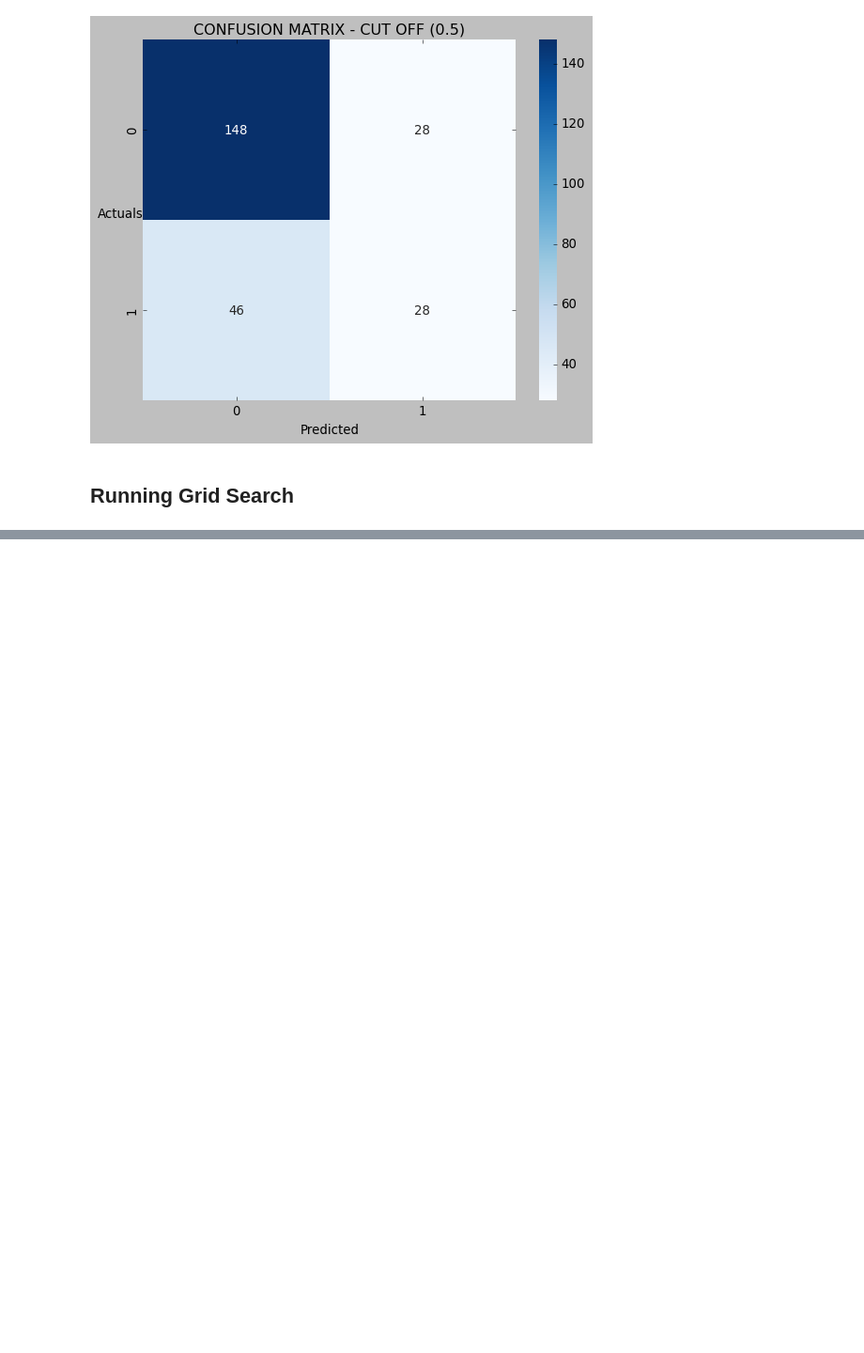
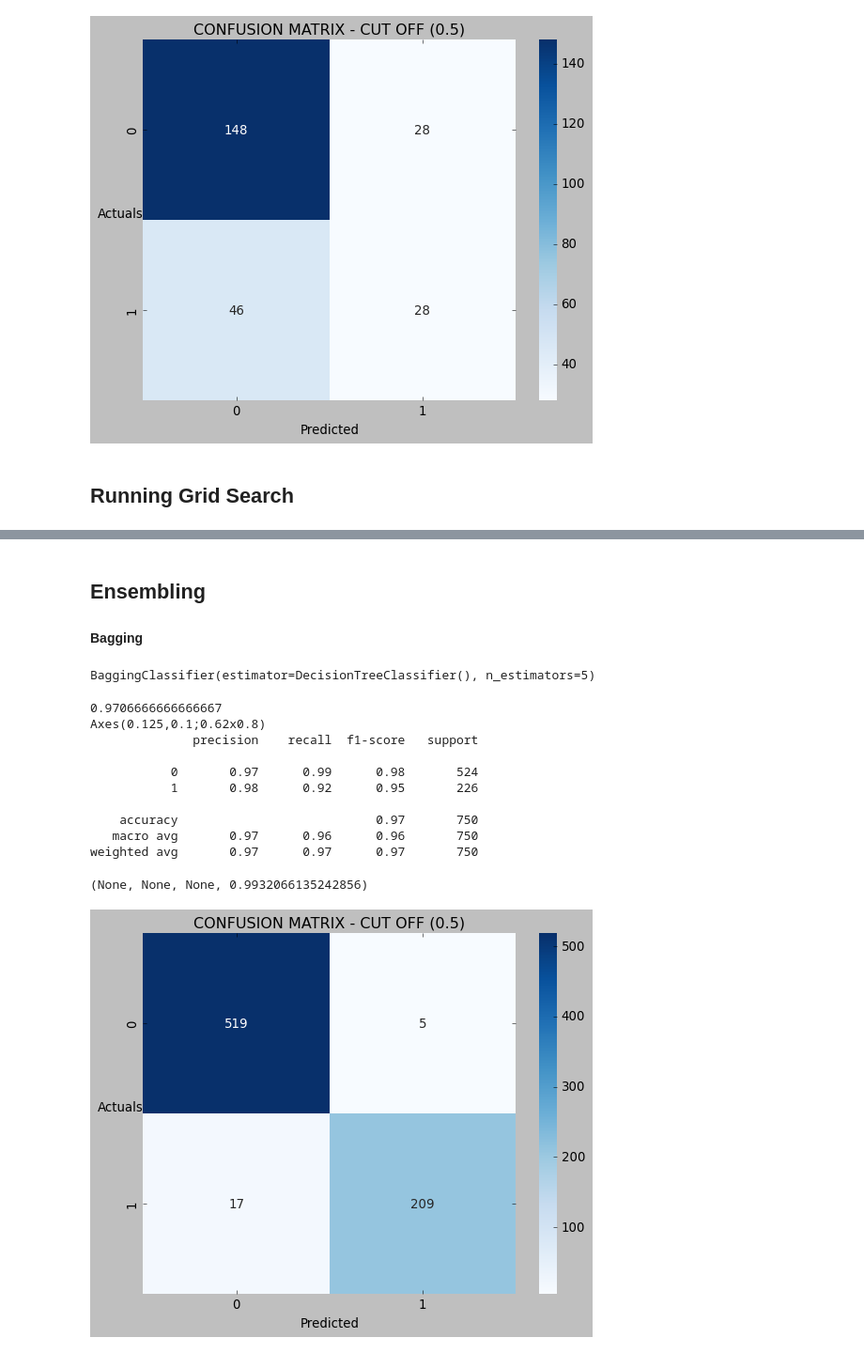
Before and after one commit to HitenDewangan/DataScience-AIML, a Jupyter notebook: Machine Learning/DecisionTree.ipynb, the cells around one changed output, grey strips where cells are left out. Shown at 94% size. Saved outputs shown, nothing was run; the diff lists cells and outputs as text; code cells hidden in the pictures; blank space fills up the shorter version.

Commit message:
learn(Ensembling) : Bagging

```diff
--- a/Machine Learning/DecisionTree.ipynb
+++ b/Machine Learning/DecisionTree.ipynb
@@ -609,0 +611,25 @@ weighted avg       0.66      0.70      0.64       250
+# %% [markdown]
+## Ensembling
+
+#### Bagging
+# %%
+bgcl = BaggingClassifier(estimator= dt_model, n_estimators= 5)
+# %%
+bgcl.fit(X_train, Y_train)
+# %% [output]
+BaggingClassifier(estimator=DecisionTreeClassifier(), n_estimators=5)
+# %%
+evaluate_train_model(bgcl)
+# %% [output]
+0.9706666666666667
+Axes(0.125,0.1;0.62x0.8)
+              precision    recall  f1-score   support
+
+           0       0.97      0.99      0.98       524
+           1       0.98      0.92      0.95       226
+
+    accuracy                           0.97       750
+   macro avg       0.97      0.96      0.96       750
+weighted avg       0.97      0.97      0.97       750
+(None, None, None, 0.9932066135242856)
+[figure, added]
```
Also changed, not shown: parts of 18 cells of this notebook, 2 other files.
